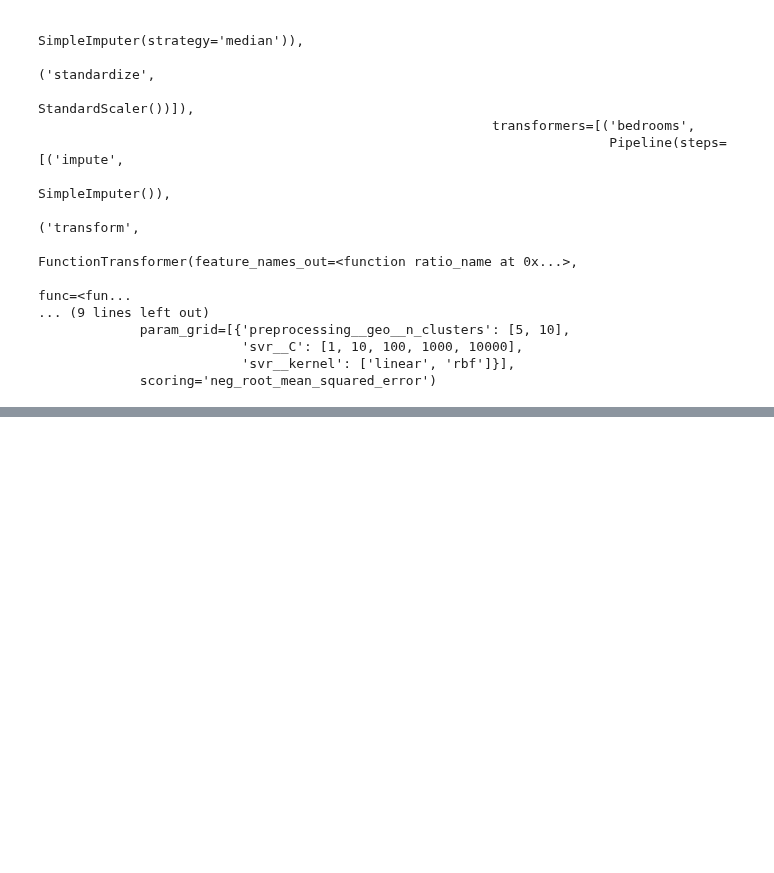
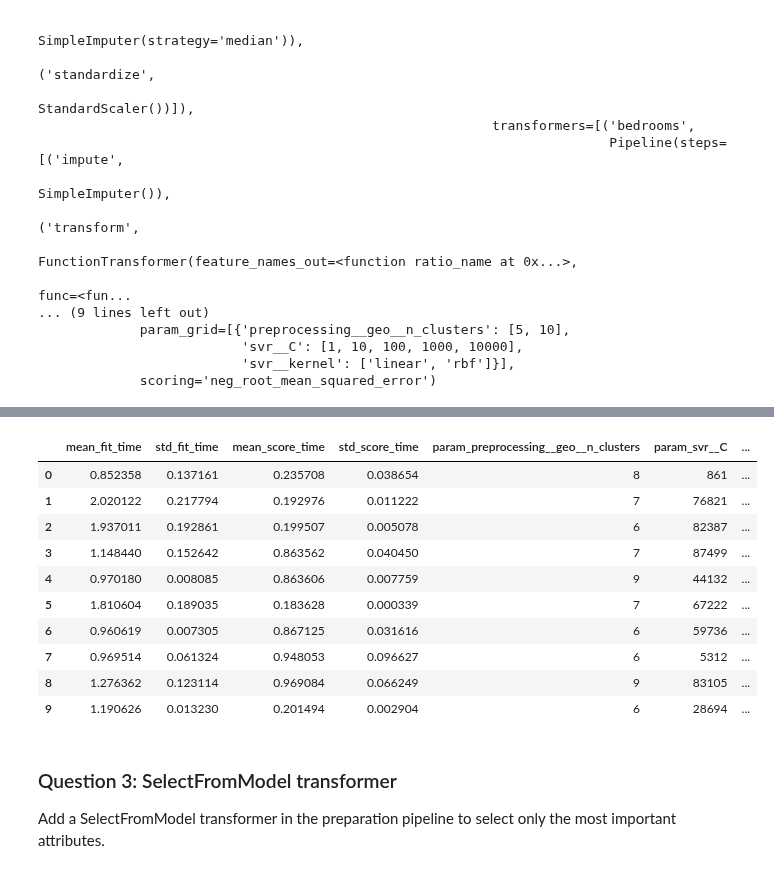
Before and after one commit to TaurusFire/Hands-on-Machine-Learning-Code-Notes, a Jupyter notebook: Chapter 2- Housing Project/Chapter 2 Problems.ipynb, the cells around one changed output, grey strips where cells are left out. Cells and saved outputs as stored; diff of their text form; code cells hidden in the pictures; blank space fills up the shorter version.

```diff
--- a/Chapter 2- Housing Project/Chapter 2 Problems.ipynb
+++ b/Chapter 2- Housing Project/Chapter 2 Problems.ipynb
@@ -216,0 +227,15 @@ pd.DataFrame(grid_search.cv_results_)
+# %%
+#first, create the parameter distributions and then RandomizedSearchCV class
+param_distribs = [{"preprocessing__geo__n_clusters":randint(low=5,high=10),
+               "svr__kernel": ["linear", "rbf"],
+               "svr__C": randint(low=1, high=100000)}]
+
+random_search = RandomizedSearchCV(svm_reg,
+                                   param_distributions=param_distribs,
+                                   cv=3,
+                                   n_iter=10,
+                                   scoring='neg_root_mean_squared_error',
+                                   random_state=42)
+# %%
+#fit/train
+random_search.fit(housing.iloc[:5000], housing_labels.iloc[:5000])
@@ -216,0 +262,17 @@ pd.DataFrame(grid_search.cv_results_)
+# %%
+pd.DataFrame(random_search.cv_results_)
+# %% [output]
+|  | mean_fit_time | std_fit_time | mean_score_time | std_score_time | param_preprocessing__geo__n_clusters | param_svr__C | ... |
+| 0 | 0.852358 | 0.137161 | 0.235708 | 0.038654 | 8 | 861 | ... |
+| 1 | 2.020122 | 0.217794 | 0.192976 | 0.011222 | 7 | 76821 | ... |
+| 2 | 1.937011 | 0.192861 | 0.199507 | 0.005078 | 6 | 82387 | ... |
+| 3 | 1.148440 | 0.152642 | 0.863562 | 0.040450 | 7 | 87499 | ... |
+| 4 | 0.970180 | 0.008085 | 0.863606 | 0.007759 | 9 | 44132 | ... |
+| 5 | 1.810604 | 0.189035 | 0.183628 | 0.000339 | 7 | 67222 | ... |
+| 6 | 0.960619 | 0.007305 | 0.867125 | 0.031616 | 6 | 59736 | ... |
+| 7 | 0.969514 | 0.061324 | 0.948053 | 0.096627 | 6 | 5312 | ... |
+| 8 | 1.276362 | 0.123114 | 0.969084 | 0.066249 | 9 | 83105 | ... |
+| 9 | 1.190626 | 0.013230 | 0.201494 | 0.002904 | 6 | 28694 | ... |
+# %% [markdown]
+### Question 3: SelectFromModel transformer
+Add a SelectFromModel transformer in the preparation pipeline to select only the most important attributes.
```
Also changed, not shown: parts of 19 cells of this notebook.
